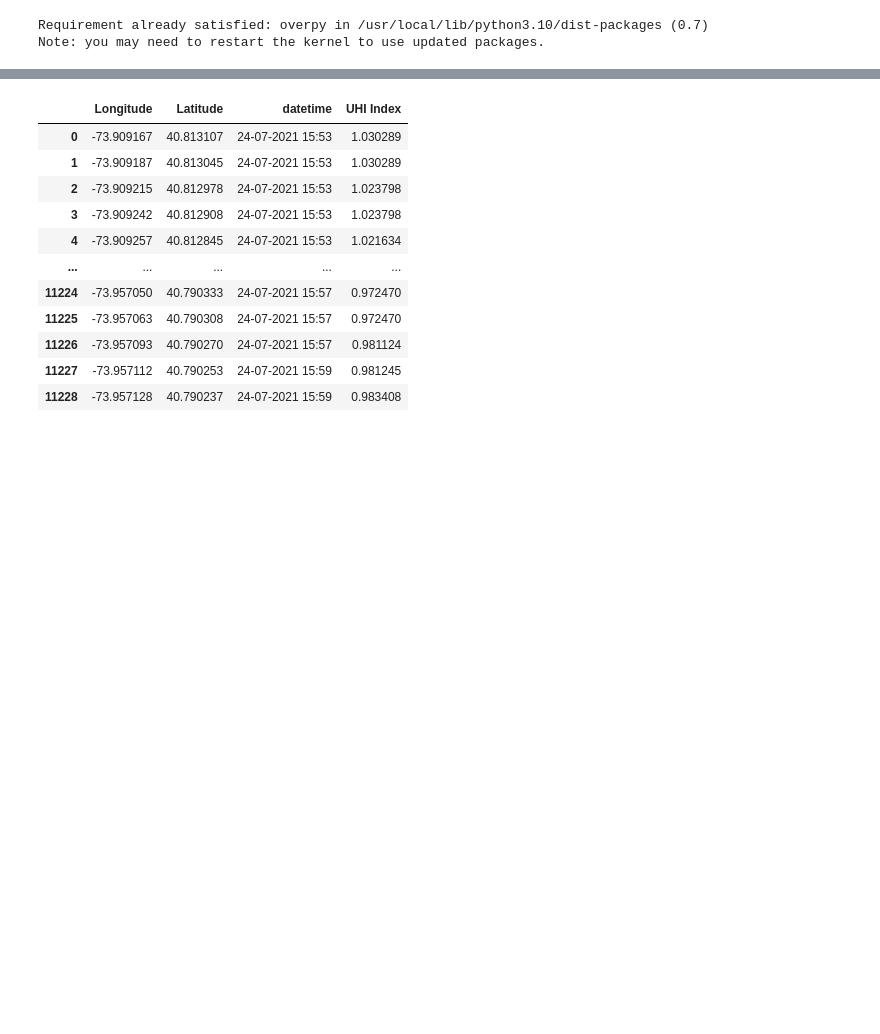
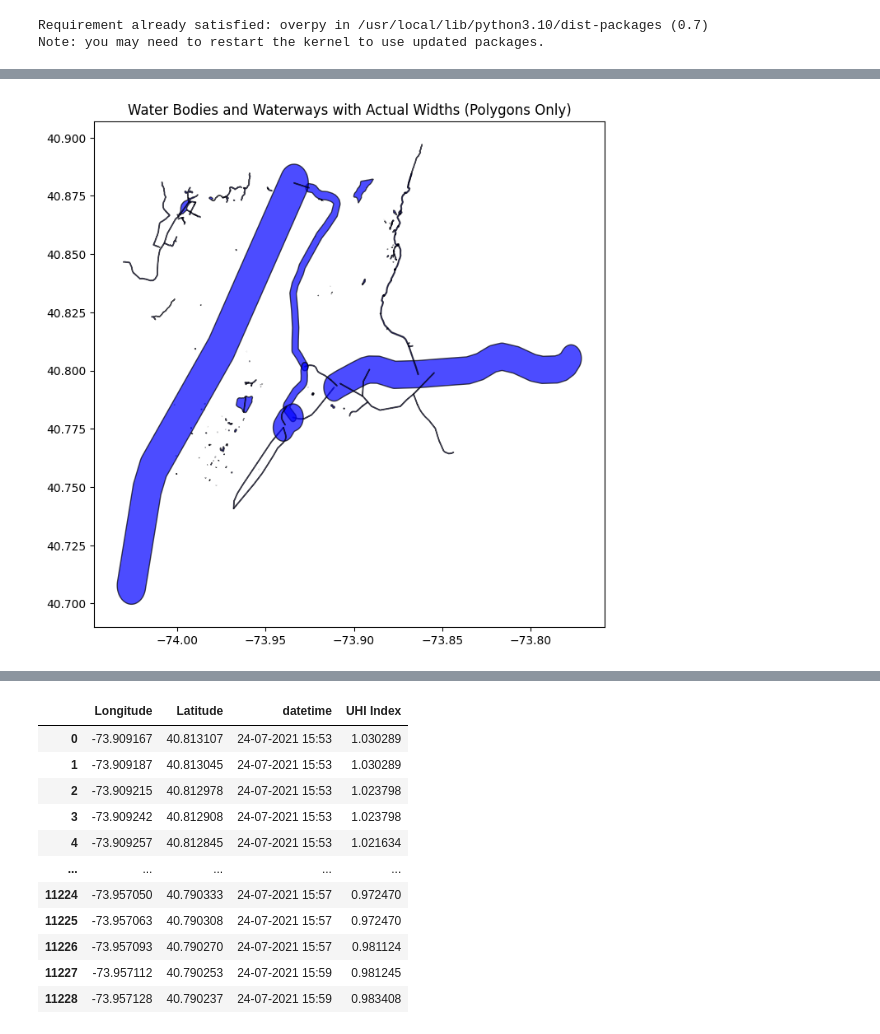
Before and after one commit to WeiSiangLai/EY-Data-Science, a Jupyter notebook: Features/Water Feature/overpy-water.ipynb, the cells around one changed output, grey strips where cells are left out. Cells and saved outputs as stored; diff of their text form; code cells hidden in the pictures; blank space fills up the shorter version.

```diff
--- a/Features/Water Feature/overpy-water.ipynb
+++ b/Features/Water Feature/overpy-water.ipynb
@@ -110,0 +27,69 @@ Successfully plotted 201 water bodies with 100m buffer
+# %%
+import requests
+import geopandas as gpd
+import matplotlib.pyplot as plt
+from shapely.geometry import LineString, Polygon
+
+# Define bounding box (min lat, min lon, max lat, max lon)
+bbox = (40.75, -74.01, 40.88, -73.86)
+
+# Overpass API query to fetch natural water bodies and waterways (excluding coastlines)
+query = f"""
+[out:json];
+(
+  way["natural"="water"]({bbox[0]},{bbox[1]},{bbox[2]},{bbox[3]});
+  relation["natural"="water"]({bbox[0]},{bbox[1]},{bbox[2]},{bbox[3]});
+  way["waterway"]({bbox[0]},{bbox[1]},{bbox[2]},{bbox[3]});
+);
+out geom;
+"""
+
+# Request data from Overpass API
+url = "http://overpass-api.de/api/interpreter"
+response = requests.get(url, params={"data": query})
+data = response.json()
+
+# Parse features
+water_polygons = []
+waterway_polygons = []
+
+# Define river widths (in meters) for the known rivers in the region
+RIVER_WIDTHS = {
+    "hudson river": 900,  # 0.6 miles
+    "harlem river": 200,  # Average of 400 to 1,200 feet
+    "east river": 650,    # Average of 600 to 4,000 feet
+    "bronx river": 20,     # Average of 6 to 12 meters
+}
+
+for element in data["elements"]:
+    if "geometry" in element:
+        coords = [(point["lon"], point["lat"]) for point in element["geometry"]]
+
+        # Water bodies (lakes, reservoirs)
+        if "natural" in element.get("tags", {}) and element["tags"]["natural"] == "water":
+            water_polygons.append(Polygon(coords))
+
+        # Waterways (rivers, streams, canals)
+        elif "waterway" in element.get("tags", {}):
+            waterway_name = element["tags"].get("name", "").lower()
+            width_meters = RIVER_WIDTHS.get(waterway_name, 10)  # Default to 10 meters if not found
+
+            buffer_size = width_meters / 111320  # Convert meters to degrees
+            waterway_polygons.append(Polygon(LineString(coords).buffer(buffer_size).exterior.coords))
+
+# Convert to GeoDataFrames (only polygons)
+water_gdf = gpd.GeoDataFrame(geometry=water_polygons, crs="EPSG:4326")
+waterway_gdf = gpd.GeoDataFrame(geometry=waterway_polygons, crs="EPSG:4326")
+
+# Merge both datasets for unified plotting (only polygons)
+gdf = gpd.GeoDataFrame(
+    geometry=water_gdf.geometry.tolist() + waterway_gdf.geometry.tolist(), crs="EPSG:4326"
+)
+
+# Plot
+fig, ax = plt.subplots(figsize=(8, 8))
+gdf.plot(ax=ax, color="blue", alpha=0.7, edgecolor="black")
+ax.set_title("Water Bodies and Waterways with Actual Widths (Polygons Only)")
+plt.show()
+# %% [output]
+[figure, added]
```
Also changed, not shown: parts of 9 cells of this notebook, 7 other files.
